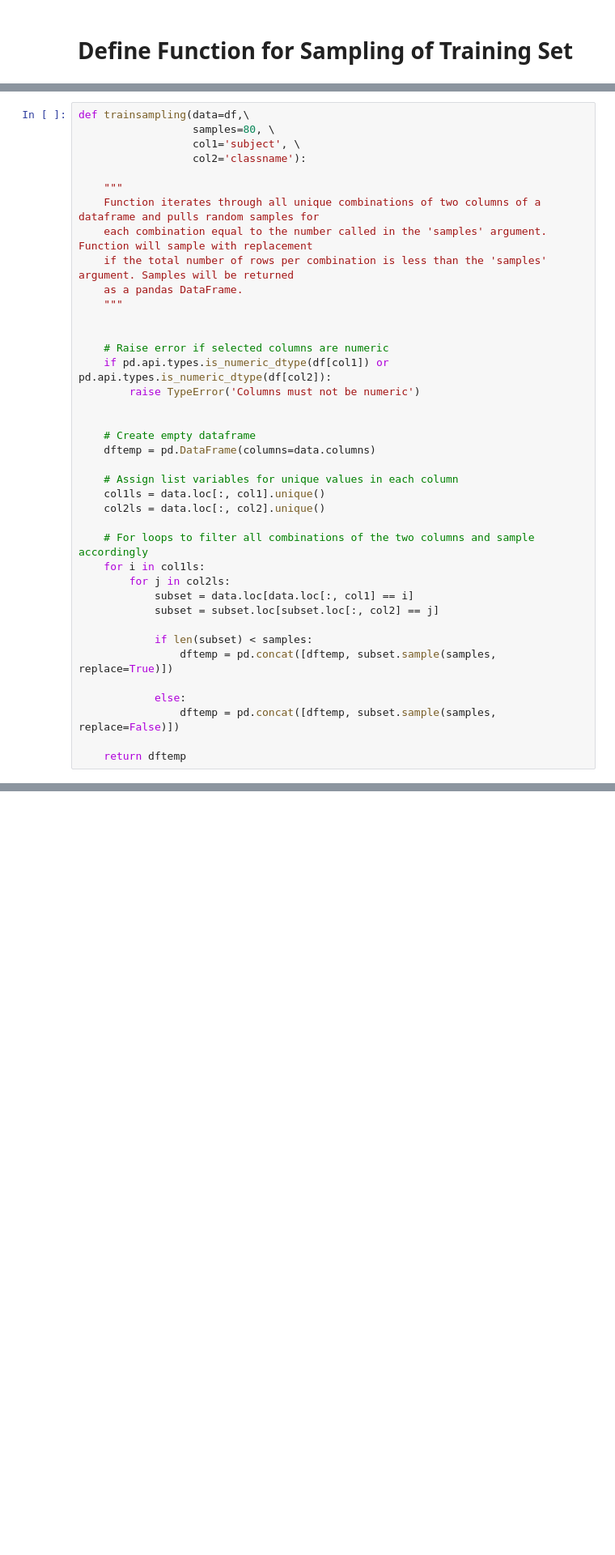
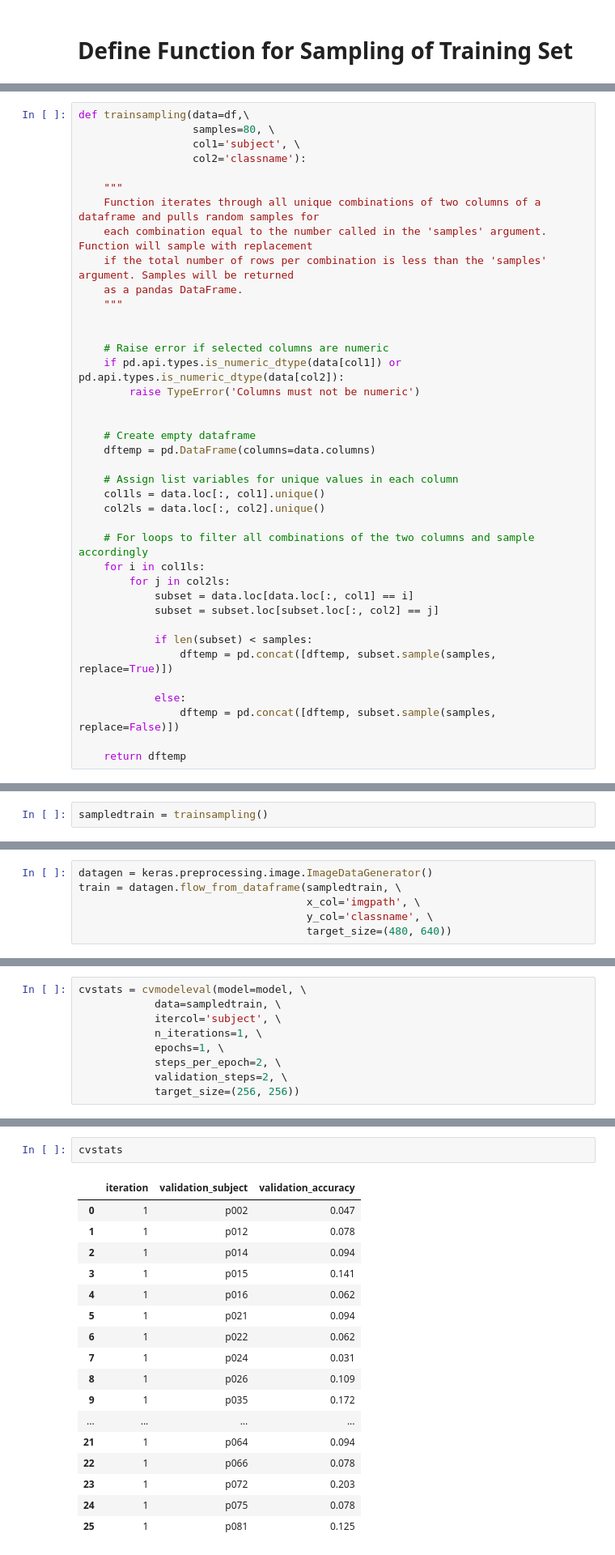
Before and after one commit to Dylan-C-Neal/DistractedDrivingClassifier, a Jupyter notebook: notebooks/Cross-Validation.ipynb, the cells around one changed output, grey strips where cells are left out. Shown: that part at 81% size. Saved outputs shown, nothing was run; the diff lists cells and outputs as text; blank space fills up the shorter version.

Commit message:
Defined function to perform cross-validation on Keras model, splitting the train test by one subject at a time.

```diff
--- a/notebooks/Cross-Validation.ipynb
+++ b/notebooks/Cross-Validation.ipynb
@@ -407,7 +411,7 @@ def trainsampling(data=df,\
 
 
     # Raise error if selected columns are numeric
-    if pd.api.types.is_numeric_dtype(df[col1]) or pd.api.types.is_numeric_dtype(df[col2]):
+    if pd.api.types.is_numeric_dtype(data[col1]) or pd.api.types.is_numeric_dtype(data[col2]):
         raise TypeError('Columns must not be numeric')
 
 
@@ -455,0 +438,2 @@ path = '../data/raw/imgs/train'
+# %%
+sampledtrain = trainsampling()
@@ -455,0 +458,6 @@ path = '../data/raw/imgs/train'
+# %%
+datagen = keras.preprocessing.image.ImageDataGenerator()
+train = datagen.flow_from_dataframe(sampledtrain, \
+                                    x_col='imgpath', \
+                                    y_col='classname', \
+                                    target_size=(480, 640))
@@ -511,0 +580,9 @@ Epoch 3/3
+# %%
+cvstats = cvmodeleval(model=model, \
+            data=sampledtrain, \
+            itercol='subject', \
+            n_iterations=1, \
+            epochs=1, \
+            steps_per_epoch=2, \
+            validation_steps=2, \
+            target_size=(256, 256))
@@ -511,0 +607,20 @@ Epoch 3/3
+# %%
+cvstats
+# %% [output]
+|  | iteration | validation_subject | validation_accuracy |
+| 0 | 1 | p002 | 0.047 |
+| 1 | 1 | p012 | 0.078 |
+| 2 | 1 | p014 | 0.094 |
+| 3 | 1 | p015 | 0.141 |
+| 4 | 1 | p016 | 0.062 |
+| 5 | 1 | p021 | 0.094 |
+| 6 | 1 | p022 | 0.062 |
+| 7 | 1 | p024 | 0.031 |
+| 8 | 1 | p026 | 0.109 |
+| 9 | 1 | p035 | 0.172 |
+| ... | ... | ... | ... |
+| 21 | 1 | p064 | 0.094 |
+| 22 | 1 | p066 | 0.078 |
+| 23 | 1 | p072 | 0.203 |
+| 24 | 1 | p075 | 0.078 |
+| 25 | 1 | p081 | 0.125 |
```
Also changed, not shown: parts of 14 cells of this notebook, 1 other file.
